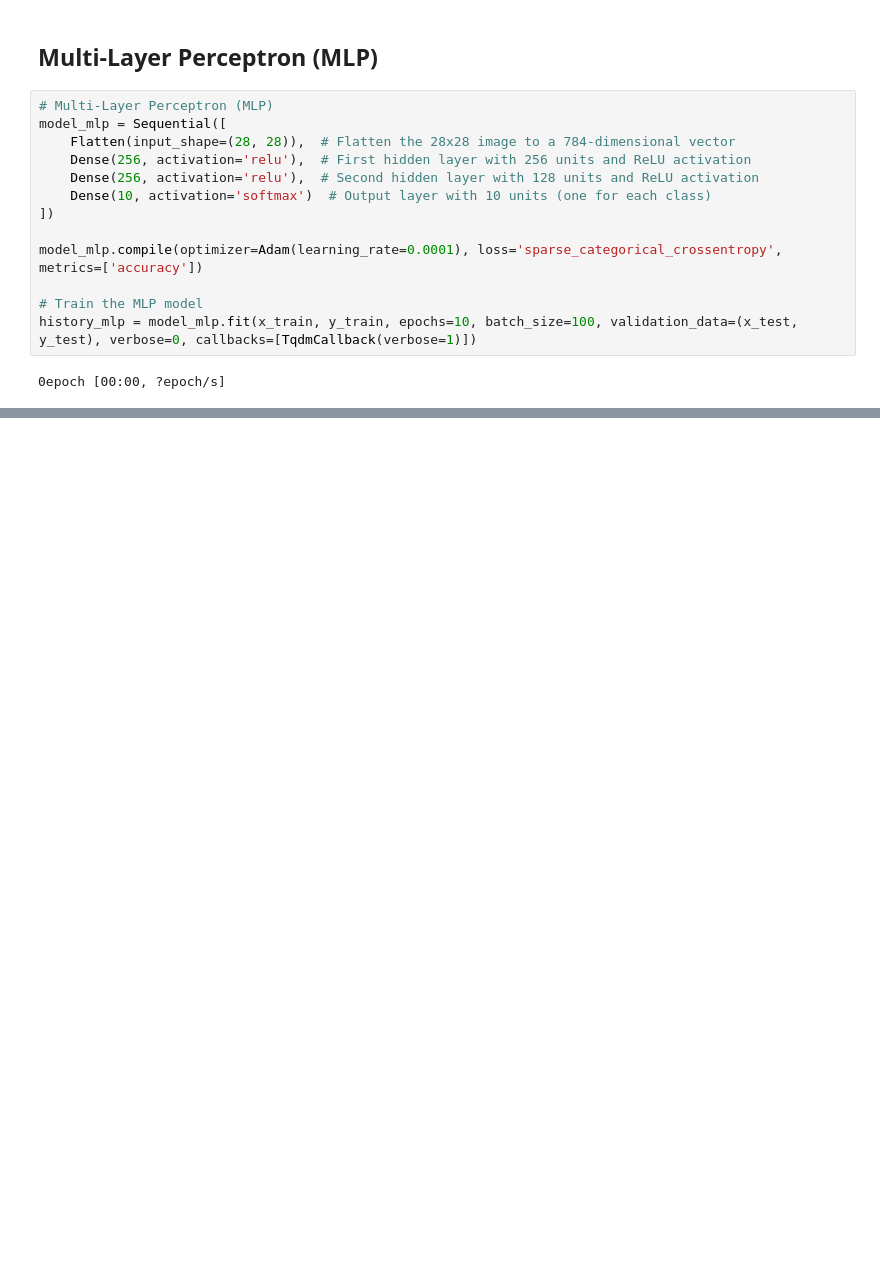
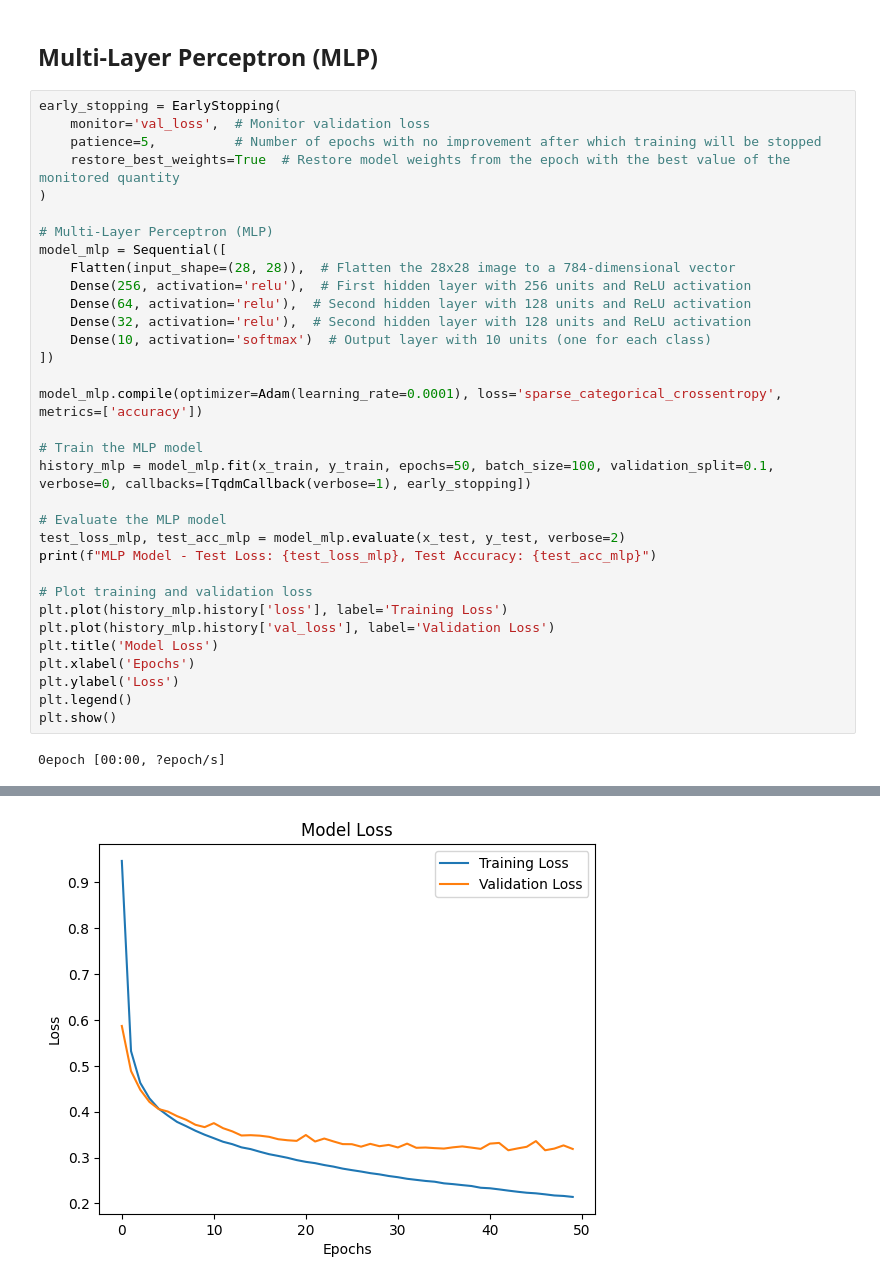
Before and after one commit to MaheeGamage/TIES4911-DL-for-dev, a Jupyter notebook: Task-2/Task 2-1.ipynb, the cells around one changed output, grey strips where cells are left out. Saved outputs shown, nothing was run; the diff lists cells and outputs as text; blank space fills up the shorter version.

```diff
--- a/Task-2/Task 2-1.ipynb
+++ b/Task-2/Task 2-1.ipynb
@@ -70,17 +85,37 @@ Single-Layer Model - Test Loss: 0.4453372657299042, Test Accuracy: 0.84280002117
 # %% [markdown]
 ## Multi-Layer Perceptron (MLP)
 # %%
+early_stopping = EarlyStopping(
+    monitor='val_loss',  # Monitor validation loss
+    patience=5,          # Number of epochs with no improvement after which training will be stopped
+    restore_best_weights=True  # Restore model weights from the epoch with the best value of the monitored quantity
+)
+
 # Multi-Layer Perceptron (MLP)
 model_mlp = Sequential([
     Flatten(input_shape=(28, 28)),  # Flatten the 28x28 image to a 784-dimensional vector
     Dense(256, activation='relu'),  # First hidden layer with 256 units and ReLU activation
-    Dense(256, activation='relu'),  # Second hidden layer with 128 units and ReLU activation
+    Dense(64, activation='relu'),  # Second hidden layer with 128 units and ReLU activation
+    Dense(32, activation='relu'),  # Second hidden layer with 128 units and ReLU activation
     Dense(10, activation='softmax')  # Output layer with 10 units (one for each class)
 ])
 
 model_mlp.compile(optimizer=Adam(learning_rate=0.0001), loss='sparse_categorical_crossentropy', metrics=['accuracy'])
 
 # Train the MLP model
-history_mlp = model_mlp.fit(x_train, y_train, epochs=10, batch_size=100, validation_data=(x_test, y_test), verbose=0, callbacks=[TqdmCallback(verbose=1)])
+history_mlp = model_mlp.fit(x_train, y_train, epochs=50, batch_size=100, validation_split=0.1, verbose=0, callbacks=[TqdmCallback(verbose=1), early_stopping])
+
+# Evaluate the MLP model
+test_loss_mlp, test_acc_mlp = model_mlp.evaluate(x_test, y_test, verbose=2)
+print(f"MLP Model - Test Loss: {test_loss_mlp}, Test Accuracy: {test_acc_mlp}")
+
+# Plot training and validation loss
+plt.plot(history_mlp.history['loss'], label='Training Loss')
+plt.plot(history_mlp.history['val_loss'], label='Validation Loss')
+plt.title('Model Loss')
+plt.xlabel('Epochs')
+plt.ylabel('Loss')
+plt.legend()
+plt.show()
 # %% [output]
 0epoch [00:00, ?epoch/s]
@@ -86,0 +124 @@ history_mlp = model_mlp.fit(x_train, y_train, epochs=10, batch_size=100, validat
+[figure, added]
```
Also changed, not shown: parts of 6 cells of this notebook.
